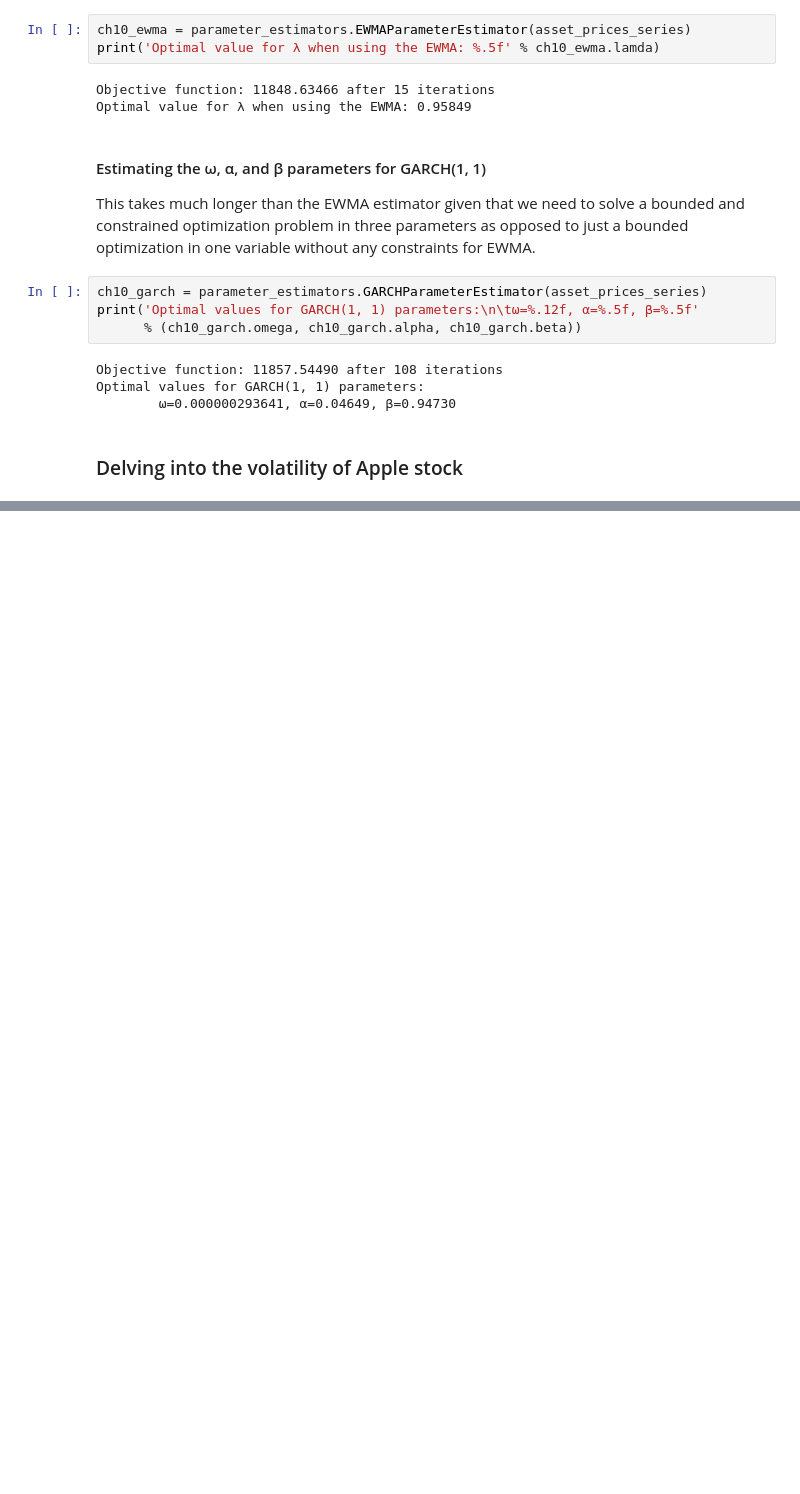
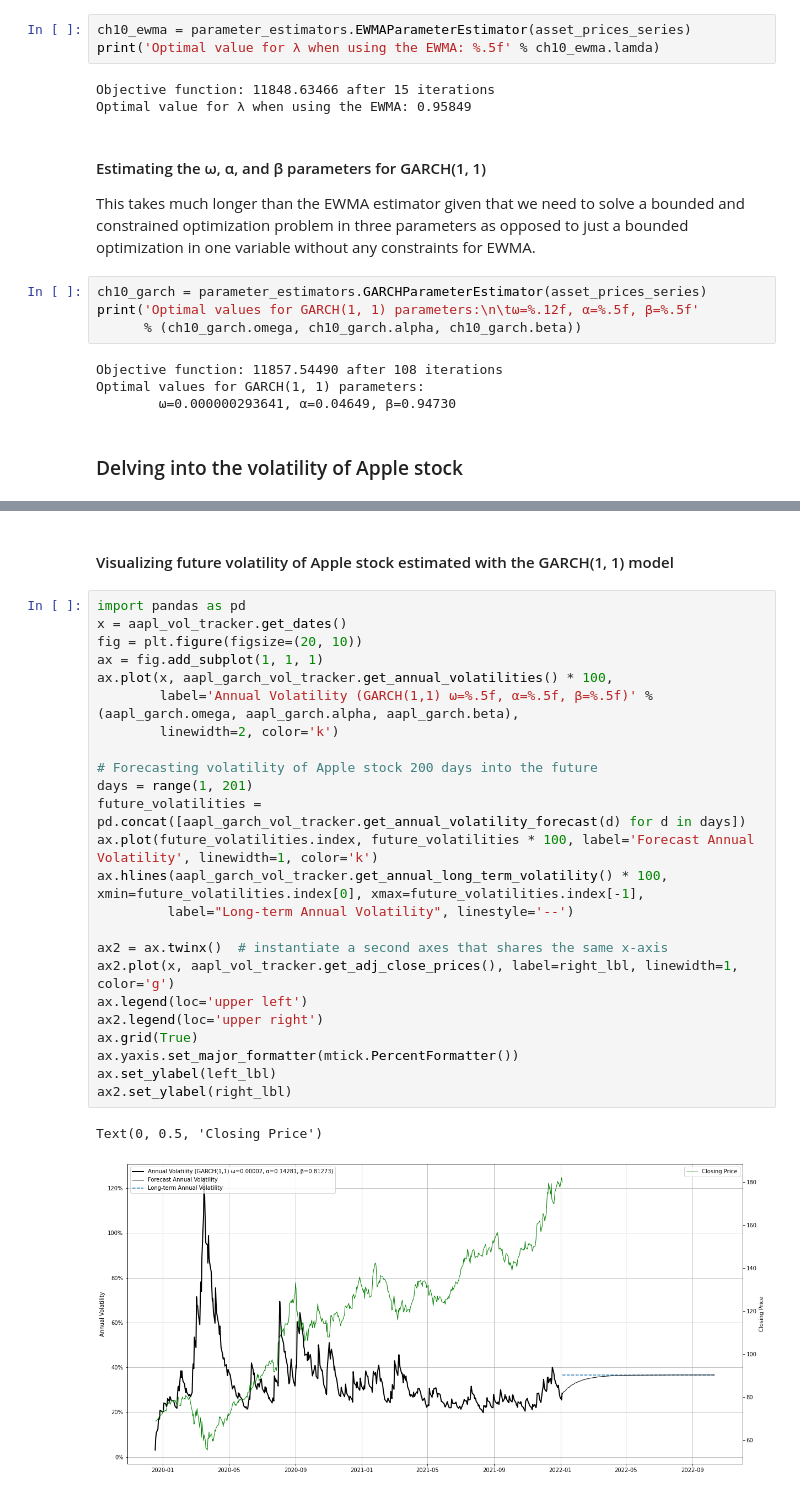
Before and after one commit to ilchen/RMaFI, a Jupyter notebook: ch10.ipynb, the cells around one changed output, grey strips where cells are left out. Saved outputs shown, nothing was run; the diff lists cells and outputs as text; blank space fills up the shorter version.

Commit message:
Added volatility forecasting logic and accompanying visualizations for Apple stock

```diff
--- a/ch10.ipynb
+++ b/ch10.ipynb
@@ -99,0 +100,29 @@ Text(0, 0.5, 'Closing Price')
+# %% [markdown]
+#### Visualizing future volatility of Apple stock estimated with the GARCH(1, 1) model
+# %%
+import pandas as pd
+x = aapl_vol_tracker.get_dates()
+fig = plt.figure(figsize=(20, 10))
+ax = fig.add_subplot(1, 1, 1)
+ax.plot(x, aapl_garch_vol_tracker.get_annual_volatilities() * 100,
+        label='Annual Volatility (GARCH(1,1) ω=%.5f, α=%.5f, β=%.5f)' % (aapl_garch.omega, aapl_garch.alpha, aapl_garch.beta),
+        linewidth=2, color='k')
+
+# Forecasting volatility of Apple stock 200 days into the future
+days = range(1, 201)
+future_volatilities = pd.concat([aapl_garch_vol_tracker.get_annual_volatility_forecast(d) for d in days])
+ax.plot(future_volatilities.index, future_volatilities * 100, label='Forecast Annual Volatility', linewidth=1, color='k')
+ax.hlines(aapl_garch_vol_tracker.get_annual_long_term_volatility() * 100, xmin=future_volatilities.index[0], xmax=future_volatilities.index[-1],
+         label="Long-term Annual Volatility", linestyle='--')
+
+ax2 = ax.twinx()  # instantiate a second axes that shares the same x-axis
+ax2.plot(x, aapl_vol_tracker.get_adj_close_prices(), label=right_lbl, linewidth=1, color='g')
+ax.legend(loc='upper left')
+ax2.legend(loc='upper right')
+ax.grid(True)
+ax.yaxis.set_major_formatter(mtick.PercentFormatter())
+ax.set_ylabel(left_lbl)
+ax2.set_ylabel(right_lbl)
+# %% [output]
+Text(0, 0.5, 'Closing Price')
+[figure, added]
```
Also changed, not shown: parts of 3 cells of this notebook, 1 other file.
